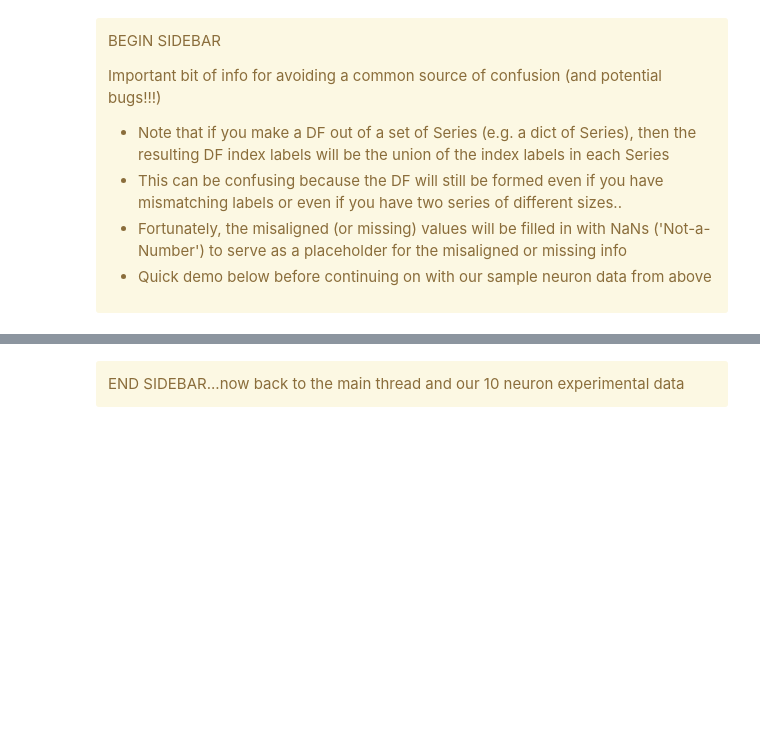
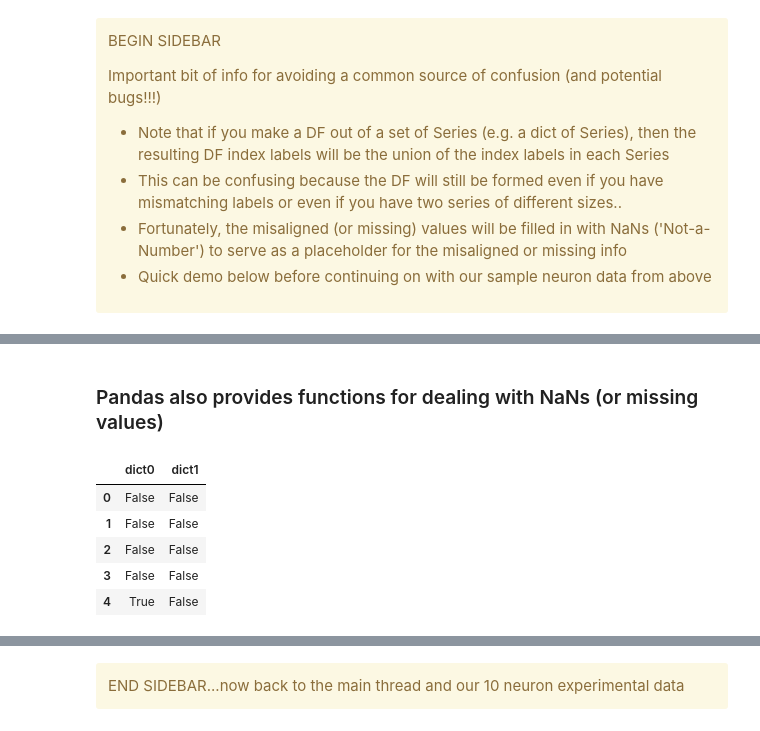
Before and after one commit to TimCSheehan/dev, a Jupyter notebook: Tutorial_051_Pandas_DataFrames.ipynb, the cells around one changed output, grey strips where cells are left out. Drawn from its saved outputs; the diff is of its cells as text; code cells hidden in the pictures; blank space fills up the shorter version.

```diff
--- a/Tutorial_051_Pandas_DataFrames.ipynb
+++ b/Tutorial_051_Pandas_DataFrames.ipynb
@@ -171,0 +216,12 @@ if np.isnan(weird_df).any:
+# %% [markdown]
+### Pandas also provides functions for dealing with NaNs (or missing values)
+# %%
+# return true for NaNs
+pd.isna(weird_df)
+# %% [output]
+|  | dict0 | dict1 |
+| 0 | False | False |
+| 1 | False | False |
+| 2 | False | False |
+| 3 | False | False |
+| 4 | True | False |
```
Also changed, not shown: parts of 20 cells of this notebook, 1 other file.
